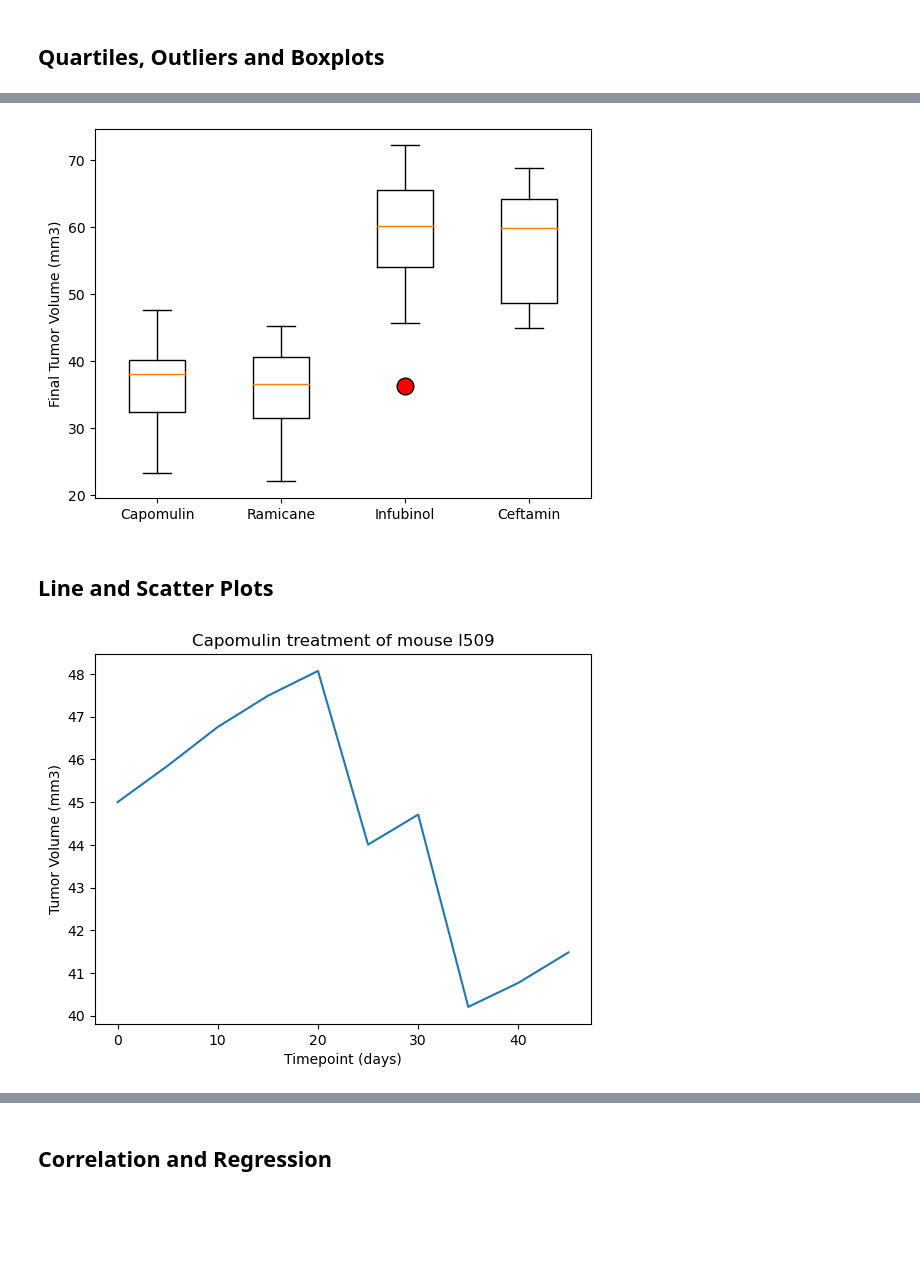
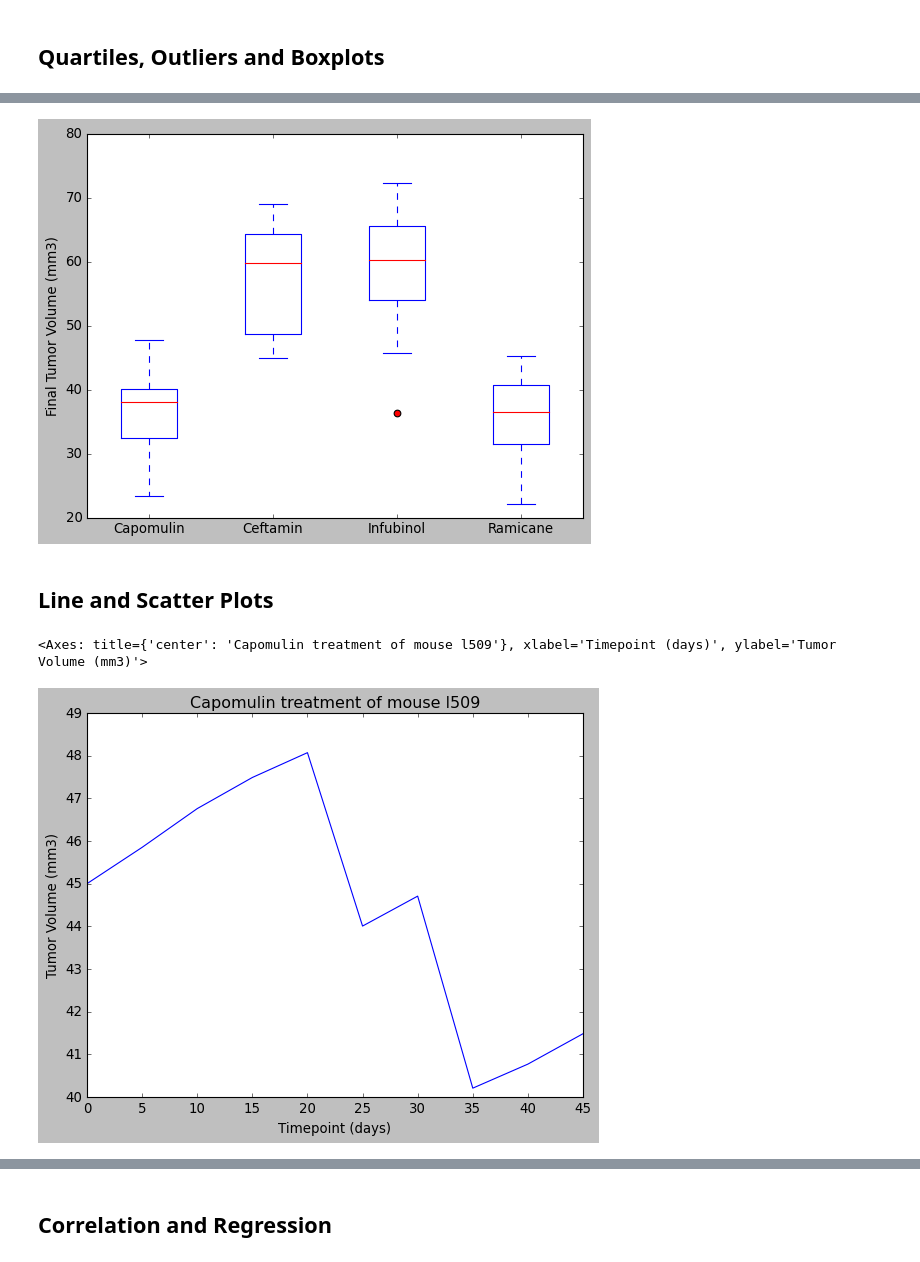
Before and after one commit to horsewell/matlibplot-challenge, a Jupyter notebook: Pymaceuticals/pymaceuticals_starter.ipynb, the cells around one changed output, grey strips where cells are left out. Cells and saved outputs as stored; diff of their text form; code cells hidden in the pictures; blank space fills up the shorter version.

Commit message:
Update pymaceuticals_starter.ipynb
* Quartiles, Outliers and Boxplots
* Line and Scatter Plots

```diff
--- a/Pymaceuticals/pymaceuticals_starter.ipynb
+++ b/Pymaceuticals/pymaceuticals_starter.ipynb
@@ -173,11 +173,12 @@ plt.show()
 # Capomulin, Ramicane, Infubinol, and Ceftamin
 
 # Start by getting the last (greatest) timepoint for each mouse
-largest_tp_df = pd.DataFrame(mouse_df[(mouse_df['Drug Regimen'] == 'Capomulin') | (mouse_df['Drug Regimen'] == 'Ramicane')
-                                    | (mouse_df['Drug Regimen'] == 'Infubinol') | (mouse_df['Drug Regimen'] == 'Ceftamin')].groupby('Mouse ID')['Timepoint'].max())
+largest_tp_df = pd.DataFrame(mouse_nd_df[(mouse_nd_df['Drug Regimen'] == 'Capomulin') | (mouse_nd_df['Drug Regimen'] == 'Ramicane')
+                                       | (mouse_nd_df['Drug Regimen'] == 'Infubinol') | (mouse_nd_df['Drug Regimen'] == 'Ceftamin')].groupby('Mouse ID')['Timepoint'].max())
 
 # Merge this group df with the original DataFrame to get the tumor volume at the last timepoint
 largest_tp_df = mouse_df.merge(largest_tp_df, on=['Mouse ID', 'Timepoint'], how="right")
+largest_tp_df = largest_tp_df.reset_index(drop=True)
 # %%
 # Put treatments into a list for for loop (and later for plot labels)
 drugs = sorted(largest_tp_df['Drug Regimen'].unique())
@@ -186,13 +187,14 @@ drugs = sorted(largest_tp_df['Drug Regimen'].unique())
 tumor_vol_df = pd.DataFrame()
 
 # Calculate the IQR and quantitatively determine if there are any potential outliers.
-
+for drug in drugs:
 
     # Locate the rows which contain mice on each drug and get the tumor volumes
-
+    temp_df = largest_tp_df.loc[largest_tp_df['Drug Regimen'] == drug][['Tumor Volume (mm3)']]
 
     # add subset
-
+    tumor_vol_df[drug] = temp_df.reset_index(drop=True)
 
     # Determine outliers using upper and lower bounds
+display(tumor_vol_df)
 # %% [output]
@@ -204,12 +218,19 @@ Ceftamin's potential outliers: Series([], Name: Tumor Volume (mm3), dtype: float
 # %%
 # Generate a box plot that shows the distrubution of the tumor volume for each treatment group.
+tumor_vol_df.plot(kind='box',medianprops=dict(color='r'),flierprops=dict(marker='o', markerfacecolor='r', markeredgecolor='k'))
+plt.ylabel('Final Tumor Volume (mm3)')
+plt.show()
 # %% [output]
-[figure, old version]
+[figure, new version]
 # %% [markdown]
 ## Line and Scatter Plots
 # %%
 # Generate a line plot of tumor volume vs. time point for a single mouse treated with Capomulin
+l509_df = mouse_nd_df.loc[(mouse_nd_df['Mouse ID'] == 'l509')]
+l509_df.plot(kind='line', x='Timepoint', y='Tumor Volume (mm3)', legend=False, xlabel='Timepoint (days)', ylabel='Tumor Volume (mm3)',title='Capomulin treatment of mouse l509')
+plt.plot()
 # %% [output]
+<Axes: title={'center': 'Capomulin treatment of mouse l509'}, xlabel='Timepoint (days)', ylabel='Tumor Volume (mm3)'>
-[figure, old version]
+[figure, new version]
 # %%
 # Generate a scatter plot of mouse weight vs. the average observed tumor volume for the entire Capomulin regimen
```
Also changed, not shown: parts of 6 cells of this notebook.
